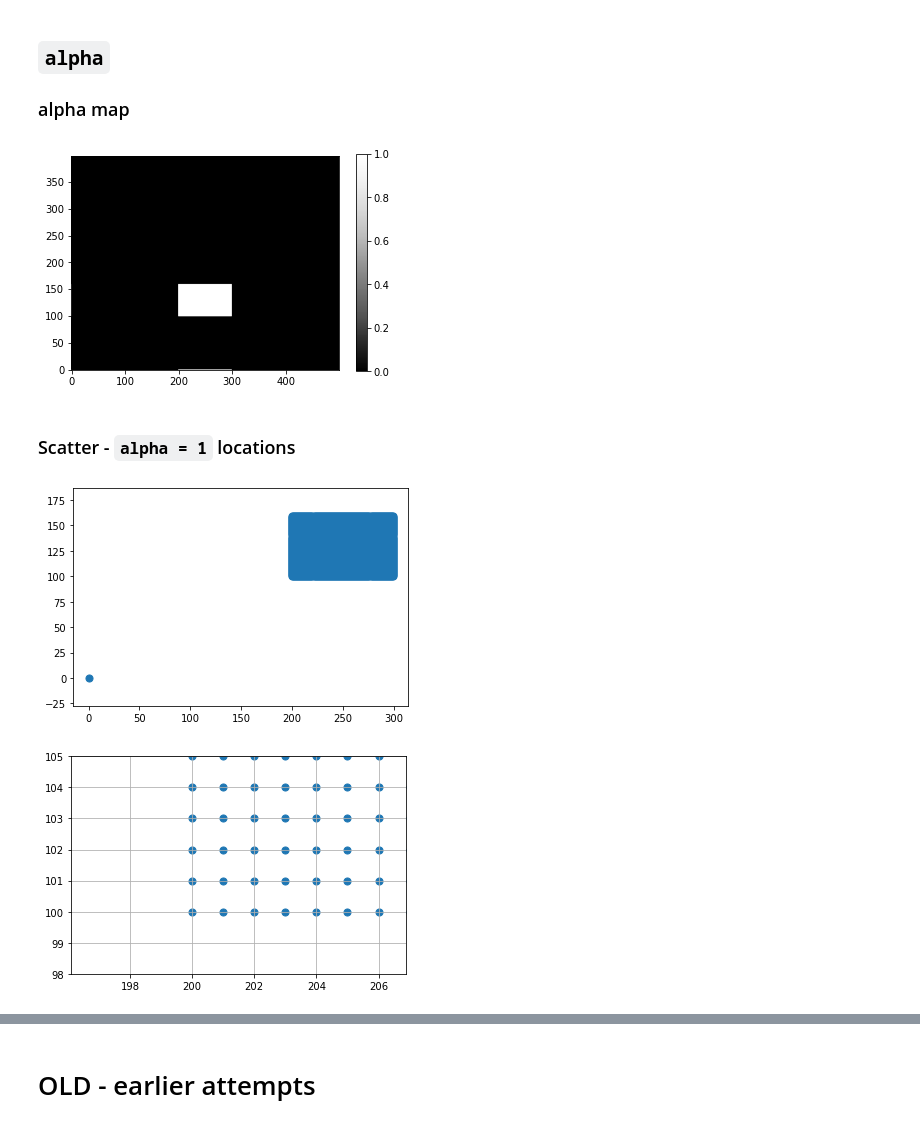
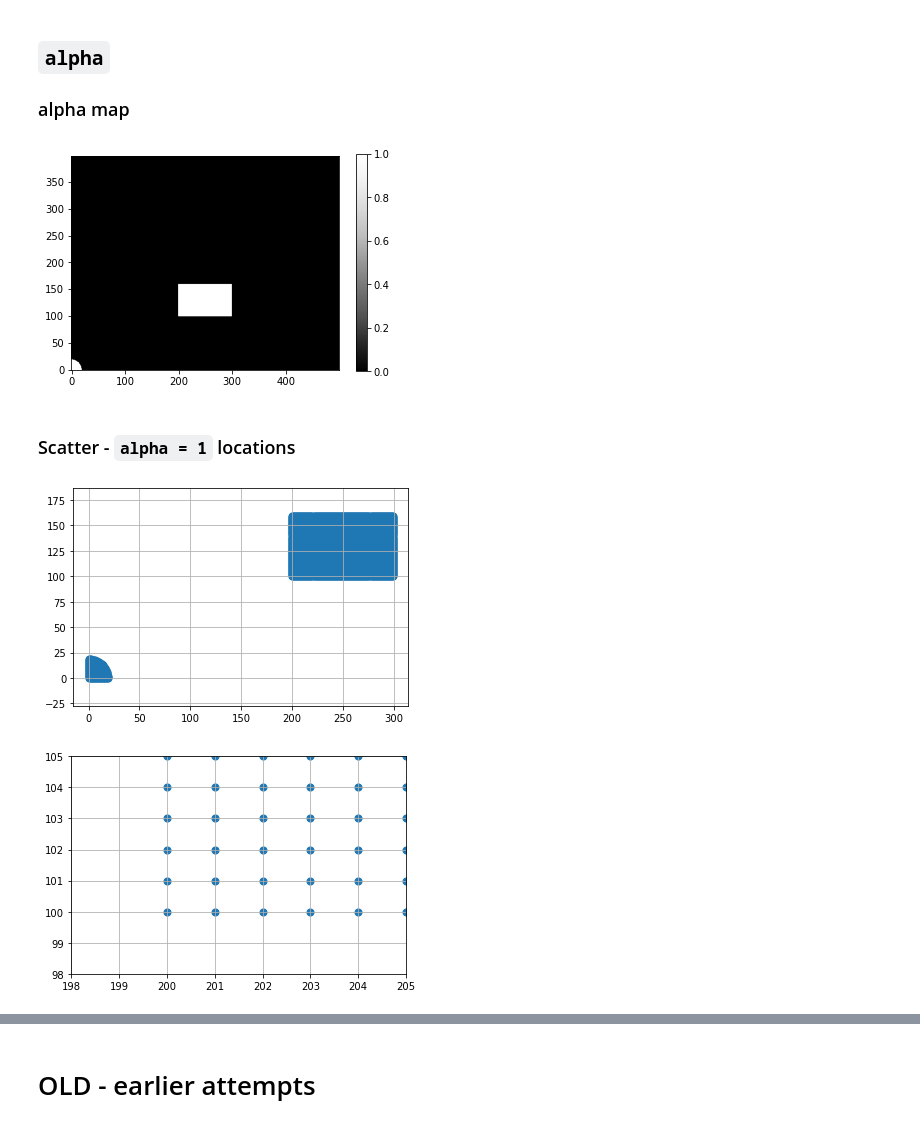
Before and after one commit to gregnordin/notes_to_self, a Jupyter notebook: python/matplotlib/images_with_transparency-explore.ipynb, the cells around one changed output, grey strips where cells are left out. Cells and saved outputs as stored; diff of their text form; code cells hidden in the pictures.

Commit message:
Notebook-more code refactoring, improve use of np.where

```diff
--- a/python/matplotlib/images_with_transparency-explore.ipynb
+++ b/python/matplotlib/images_with_transparency-explore.ipynb
@@ -46,19 +46,18 @@ fig.colorbar(im);
 # %% [markdown]
 ## Foreground image with alpha map overlayed on background image
 # %%
-grey_value = 0.3
+grey_value = 0.4
 foreground = np.ones(background.shape) * grey_value
 
-temp = np.where(background < 1e-5)
+temp = np.where(background < 3e-2)
 print(len(temp), len(temp[0]), len(temp[1]))
 
 alphas = np.zeros(foreground.shape, dtype=np.float)
-alphas[np.ix_(*temp)] = 1
-# foreground[np.ix_(temp[0], temp[1])] = [grey_value, grey_value, grey_value, 1]
+alphas[temp] = 1
 
 fig, ax = plt.subplots()
 im = ax.imshow(background, origin='lower', cmap="seismic")
-im_f = ax.imshow(foreground, alpha=alphas, origin='lower', cmap="Greys_r", vmin=0, vmax=1);
+im_f = ax.imshow(foreground, alpha=alphas, origin='lower', cmap="YlGn", vmin=0, vmax=1);
 # fig.colorbar(im_f);  # If use this, throws an error because using alpha input parameter in imshow
 fig.colorbar(im);
 # %% [output]
@@ -80,21 +79,21 @@ fig, ax = plt.subplots()
 im = ax.imshow(alphas, origin='lower', cmap="Greys_r", vmin=0, vmax=1)
 fig.colorbar(im);
 # %% [output]
-[figure, old version]
+[figure, new version]
 # %% [markdown]
 ### Scatter - `alpha = 1` locations
 # %%
 fig, ax = plt.subplots()
 ax.axis('equal')
-im = ax.scatter(temp[1], temp[0], s=50)
+scat = ax.scatter(temp[1], temp[0], s=50)
+ax.grid()
 # %% [output]
-[figure, old version]
+[figure, new version]
 # %%
 fig, ax = plt.subplots()
-ax.axis('equal')
-im = ax.scatter(temp[1], temp[0], s=50)
+scat = ax.scatter(temp[1], temp[0], s=50)
 ax.set_xlim(198, 205)
 ax.set_ylim(98, 105)
 ax.grid()
 # %% [output]
-[figure, old version]
+[figure, new version]
```
Also changed, not shown: parts of 7 cells of this notebook.
